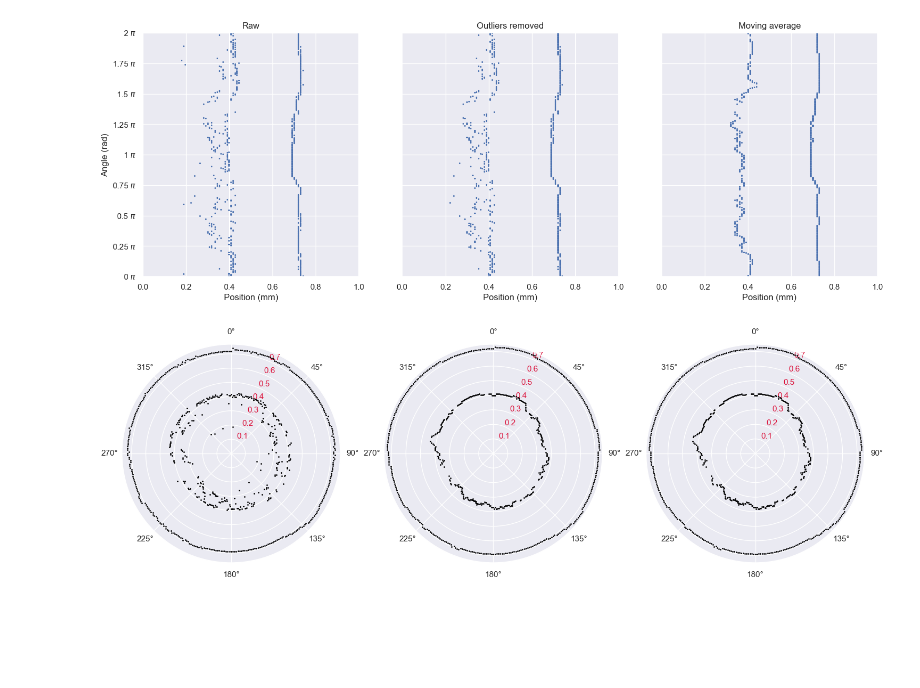
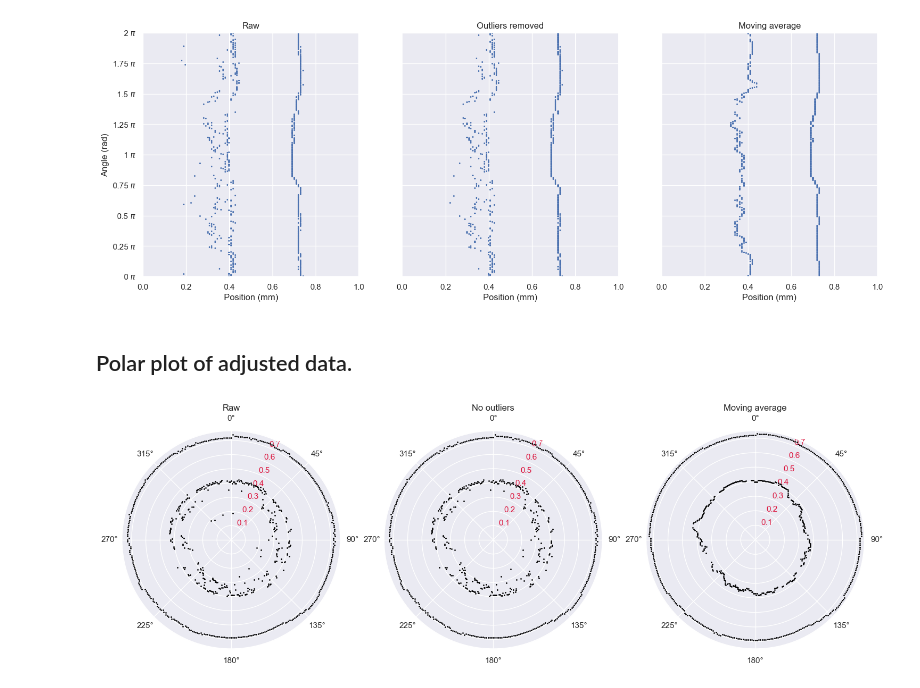
Before and after one commit to KRAN4E/Specta_Eval.PCOCT-ENKI, a Jupyter notebook: plot_spectra.ipynb, the cells around one changed output. Drawn from its saved outputs; the diff is of its cells as text; code cells hidden in the pictures; blank space fills up the shorter version.

```diff
--- a/plot_spectra.ipynb
+++ b/plot_spectra.ipynb
@@ -92,12 +93,10 @@ peak_nums_at_given_angle = []
 for i, f in enumerate(csv_path):
     #print("Processing file:", f)
     df = pd.read_csv(f, names=['Raw', 'Dark'])
-    y_raw = df['Raw'][:]
-    y_dark = df['Dark'][:]
-    y_raw /= 203.8
-    y_dark /= 203.8
-    y_raw = np.clip(y_raw, 0, 100)
-    y_dark = np.clip(y_dark, 0, 100) #clips data to within 0 - 100; any value outside of this becomes 0 or 100 respectively.
+    y_raw = df['Raw'][:]/203.8
+    y_dark = df['Dark'][:]/203.8
+    np.clip(y_raw, 0, 100, inplace=True) #clip values to 0-100 : sometimes poor data is returned (~18000)
+    np.clip(y_dark, 0, 100, inplace=True)
     y_raw[:] = [a * b for a, b in zip(y_raw, raw_spectra_adj)]
     y_dark[:] = [a * b for a, b in zip(y_dark, dark_spectra_adj)] #adjust intensity
 
@@ -329,31 +334,35 @@ ax[2].scatter(peak_xpos_1D_12_moving_average, [x/np.pi for x in peak_rads_1D_12_
 fig.set_size_inches(18,6)
 # %% [output]
 [figure]
+# %% [markdown]
+## Polar plot of adjusted data.
 # %%
 fig, ax = plt.subplots(1, 3, subplot_kw=dict(projection='polar'))
 
 ax[0].plot(peak_rads_1D_12, peak_xpos_1D_12, linestyle = 'None',
          color='black', marker='.', markersize='2', markerfacecolor='black')
 ax[0].set_theta_zero_location('N')
 ax[0].set_theta_direction(-1) # clockwise
 ax[0].grid(True)
 ax[0].tick_params(axis='y', colors='crimson')
+ax[0].set_title('Raw')
 
-ax[1].plot(peak_rads_1D_12_moving_average, peak_xpos_1D_12_moving_average, linestyle = 'None',
+ax[1].plot(peak_rads_1D_12_no_outliers, peak_xpos_1D_12_no_outliers, linestyle = 'None',
          color='black', marker='.', markersize='2', markerfacecolor='black')
 ax[1].set_theta_zero_location('N')
 ax[1].set_theta_direction(-1) # clockwise
 ax[1].grid(True)
 ax[1].tick_params(axis='y', colors='crimson')
+ax[1].set_title('No outliers')
 
 ax[2].plot(peak_rads_1D_12_moving_average, peak_xpos_1D_12_moving_average, linestyle = 'None',
          color='black', marker='.', markersize='2', markerfacecolor='black')
 ax[2].set_theta_zero_location('N')
 ax[2].set_theta_direction(-1) # clockwise
 ax[2].grid(True)
 ax[2].tick_params(axis='y', colors='crimson')
-
+ax[2].set_title('Moving average')
 
 fig.set_size_inches(18,6)
 # %% [output]
-[figure, old version]
+[figure, new version]
```
Also changed, not shown: parts of 12 cells of this notebook.
